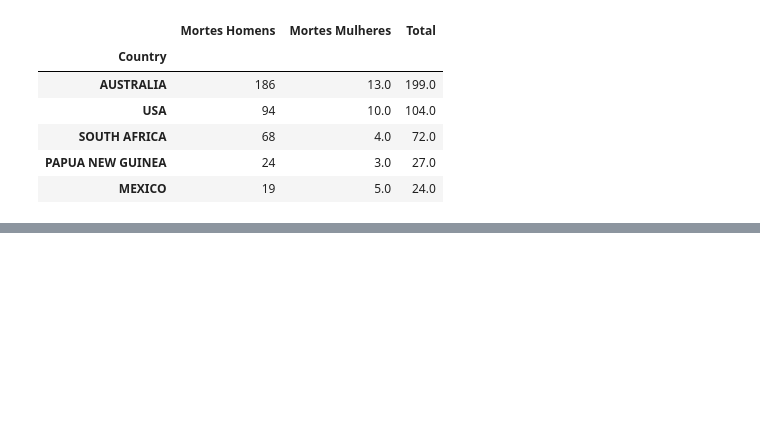
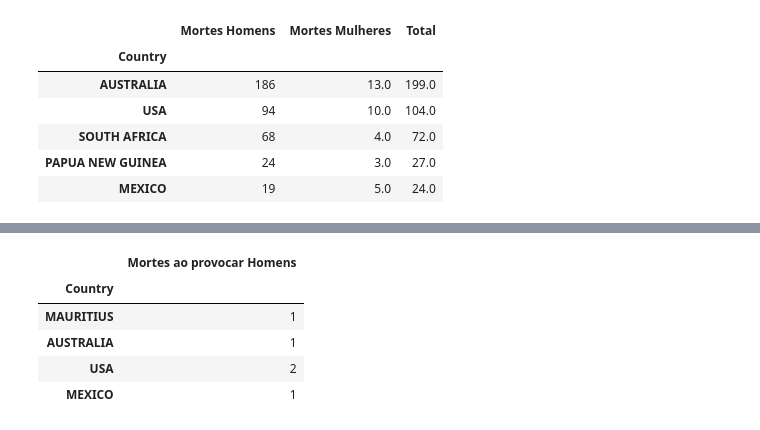
Before and after one commit to tomasgiannetti/Shark-Attack, a Jupyter notebook: Analysis.ipynb, the cells around one changed output, grey strips where cells are left out. Drawn from its saved outputs; the diff is of its cells as text; code cells hidden in the pictures; blank space fills up the shorter version.

```diff
--- a/Analysis.ipynb
+++ b/Analysis.ipynb
@@ -125,0 +106,13 @@ comparar1
+# %%
+prov_M = attacks[mask_prov_M].groupby(by=["Country"],sort = False)[['Fatal (Y/N)']].agg('count')
+prov_M.columns = ['Mortes ao provocar Homens']
+
+prov_F = attacks[mask_prov_F].groupby(by=["Country"],sort = False)[['Fatal (Y/N)']].agg('count')
+prov_F.columns = ['Mortes ao provocar Mulheres']
+# %% [output]
+|  | Mortes ao provocar Homens |
+| Country |  |
+| MAURITIUS | 1 |
+| AUSTRALIA | 1 |
+| USA | 2 |
+| MEXICO | 1 |
```
Also changed, not shown: parts of 6 cells of this notebook.
